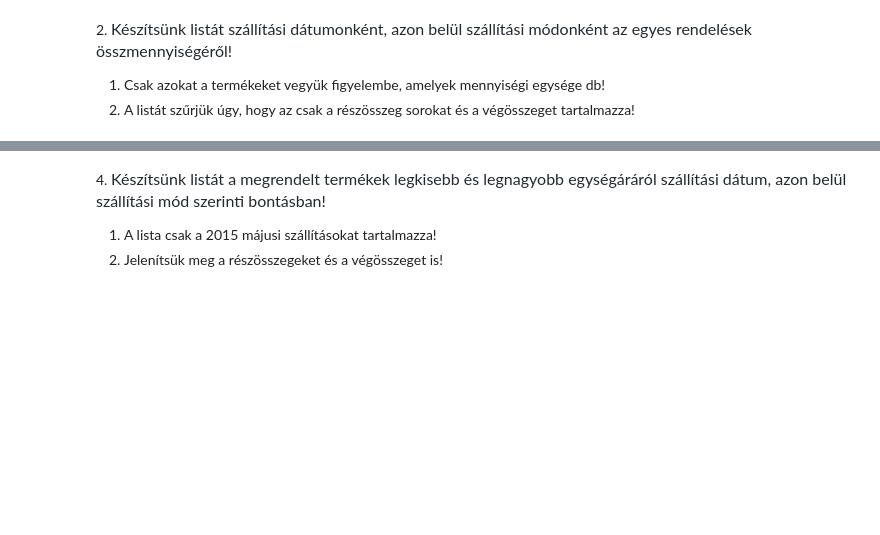
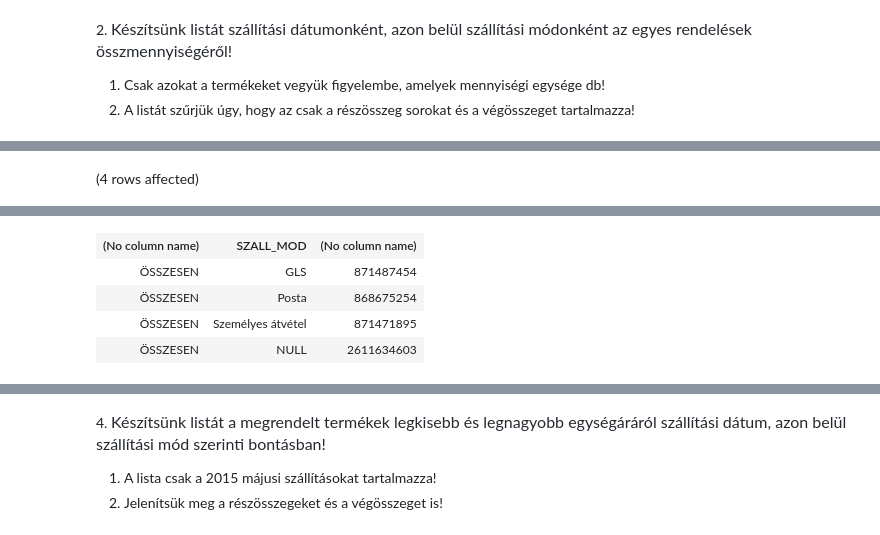
Before and after one commit to dorituran/adatbazis, a Jupyter notebook: gyakorlat05_feladatok.ipynb, the cells around one changed output, grey strips where cells are left out. Saved outputs shown, nothing was run; the diff lists cells and outputs as text; code cells hidden in the pictures; blank space fills up the shorter version.

````diff
--- a/gyakorlat05_feladatok.ipynb
+++ b/gyakorlat05_feladatok.ipynb
@@ -23,3 +23,10 @@ Total execution time: 00:00:00.021
 
 1. Csak azokat a termékeket vegyük figyelembe, amelyek mennyiségi egysége db!
 2. A listát szűrjük úgy, hogy az csak a részösszeg sorokat és a végösszeget tartalmazza!
+# %%
+SELECT IIF(r.SZALL_DATUM IS NULL,'ÖSSZESEN', CAST(r.SZALL_DATUM as nvarchar(50))), r.SZALL_MOD, SUM(rt.EGYSEGAR*MENNYISEG)
+FROM Rendeles r JOIN Rendeles_tetel rt ON r.SORSZAM=rt.SORSZAM JOIN Termek t ON rt.TERMEKKOD=t.TERMEKKOD
+WHERE t.MEGYS='db'
+GROUP BY CUBE(r.SZALL_DATUM, r.SZALL_MOD)
+HAVING r.SZALL_DATUM IS NULL
+# %% [output]
@@ -25,0 +34 @@ Total execution time: 00:00:00.021
+(4 rows affected)
@@ -26,3 +36,8 @@ Total execution time: 00:00:00.021
+| (No column name) | SZALL_MOD | (No column name) |
+| ÖSSZESEN | GLS | 871487454 |
+| ÖSSZESEN | Posta | 868675254 |
+| ÖSSZESEN | Személyes átvétel | 871471895 |
+| ÖSSZESEN | NULL | 2611634603 |
 # %% [markdown]
 ```
 3. Hány olyan ügyfél van, aki még nem rendelt semmit?
````
Also changed, not shown: parts of 2 cells of this notebook.
